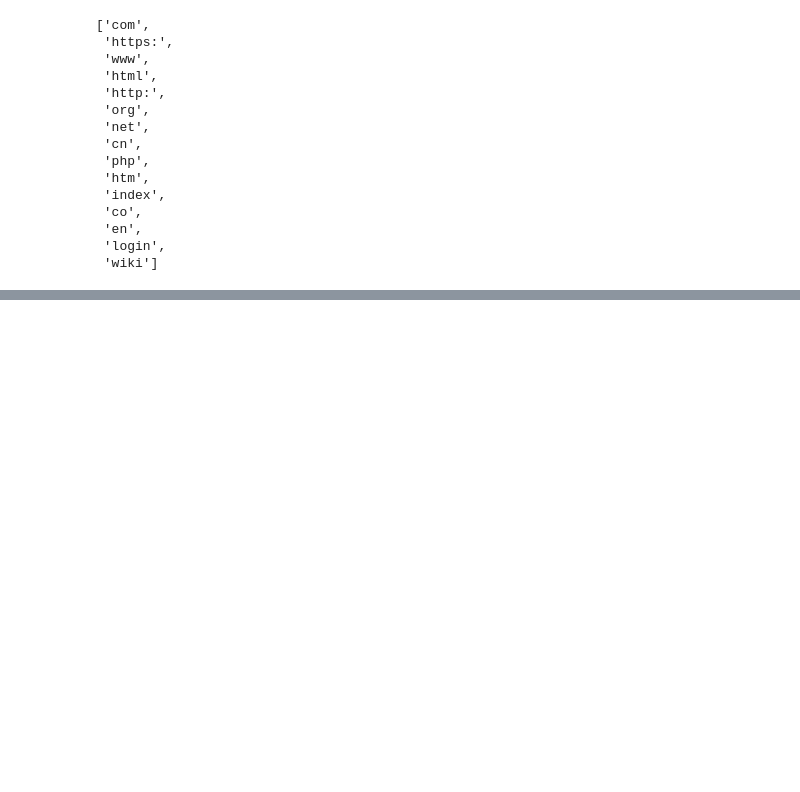
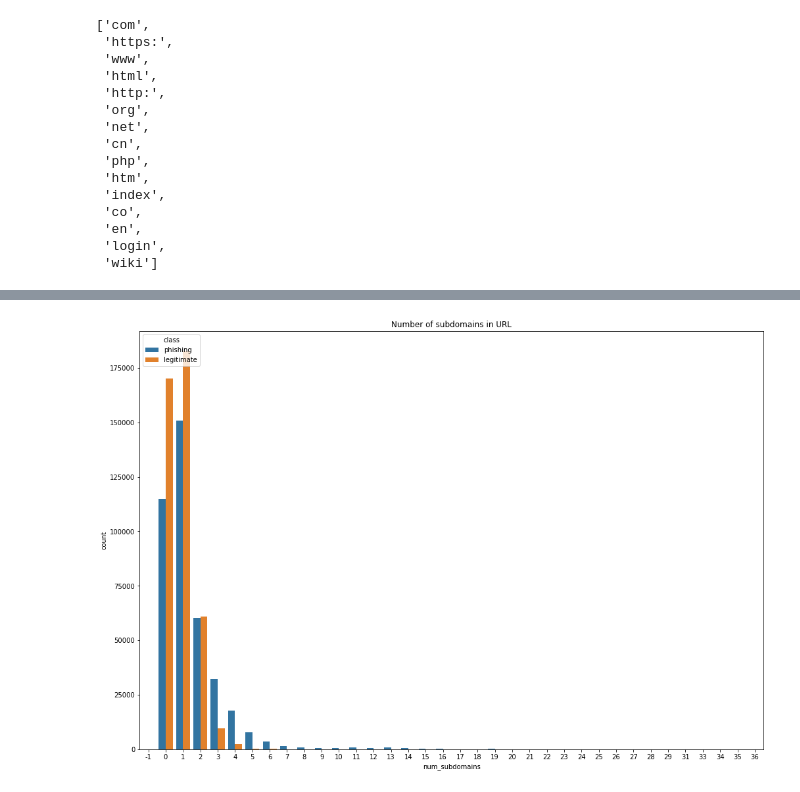
Before and after one commit to HumanClone/URL-EDA, a Jupyter notebook: EDA.ipynb, the cells around one changed output, grey strips where cells are left out. Saved outputs shown, nothing was run; the diff lists cells and outputs as text; code cells hidden in the pictures; blank space fills up the shorter version.

```diff
--- a/EDA.ipynb
+++ b/EDA.ipynb
@@ -242,0 +254,8 @@ Name: url, Length: 822010, dtype: object
+# %%
+
+p=sns.countplot(data['num_subdomains'], hue=data['class'])
+p.set_title("Number of subdomains in URL")
+p.figure.set_figwidth(17)
+p.figure.set_figheight(11.7)
+# %% [output]
+[figure, added]
```
Also changed, not shown: parts of 9 cells of this notebook.
